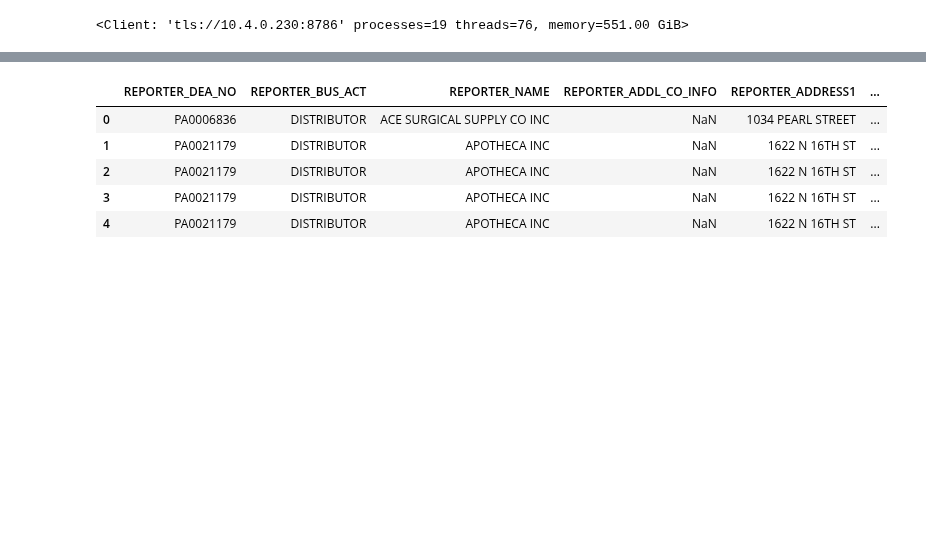
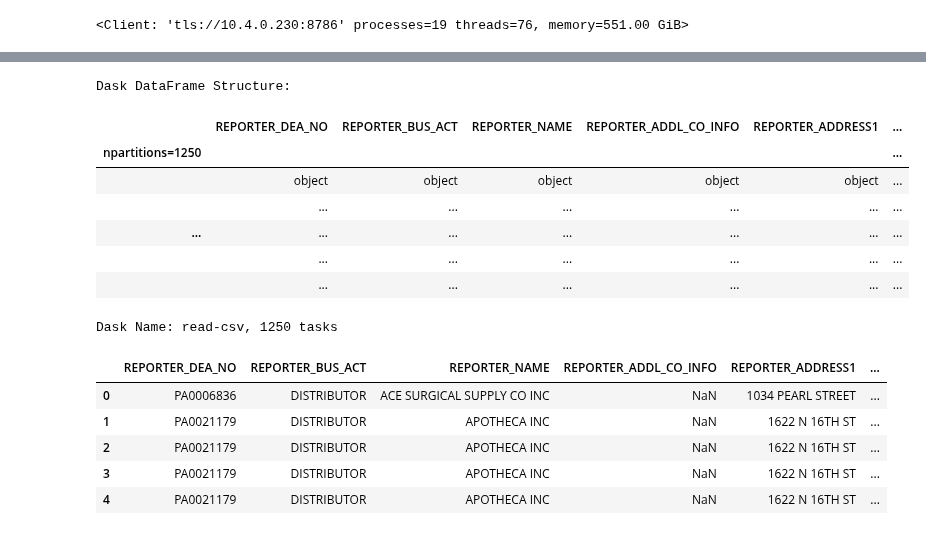
Before and after one commit to coiled/coiled-resources, a Jupyter notebook: create-coiled-datasets/dea_opioid_data.ipynb, the cells around one changed output, grey strips where cells are left out. Cells and saved outputs as stored; diff of their text form; code cells hidden in the pictures; blank space fills up the shorter version.

```diff
--- a/create-coiled-datasets/dea_opioid_data.ipynb
+++ b/create-coiled-datasets/dea_opioid_data.ipynb
@@ -132 +150,13 @@ ddf = data.repartition(partition_size='100MB').persist()
+# %%
+data.persist()
+# %% [output]
+Dask DataFrame Structure:
+|  | REPORTER_DEA_NO | REPORTER_BUS_ACT | REPORTER_NAME | REPORTER_ADDL_CO_INFO | REPORTER_ADDRESS1 | ... |
+| npartitions=1250 |  |  |  |  |  | ... |
+|  | object | object | object | object | object | ... |
+|  | ... | ... | ... | ... | ... | ... |
+| ... | ... | ... | ... | ... | ... | ... |
+|  | ... | ... | ... | ... | ... | ... |
+|  | ... | ... | ... | ... | ... | ... |
+Dask Name: read-csv, 1250 tasks
 # %%
```
Also changed, not shown: parts of 12 cells of this notebook.
